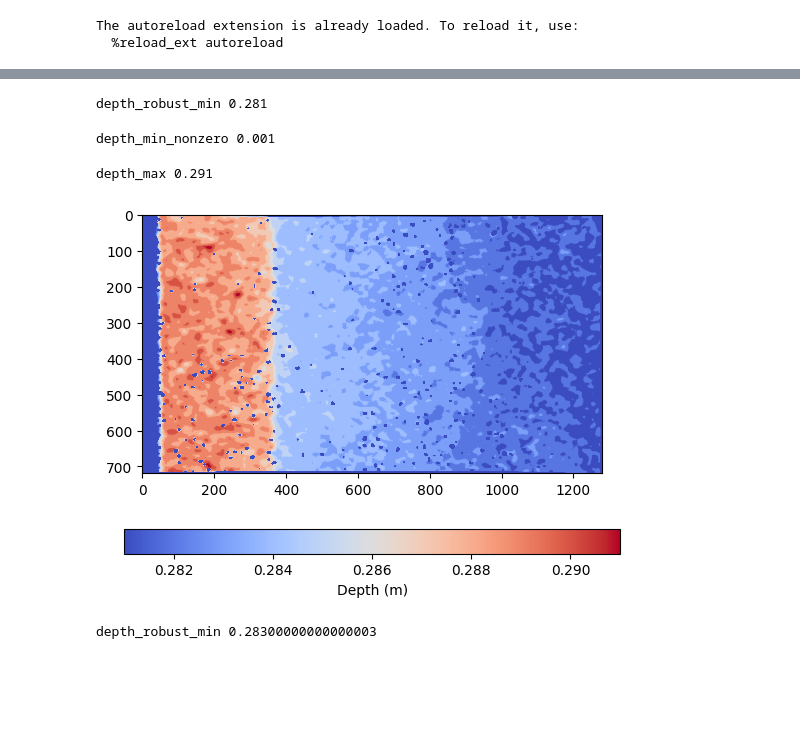
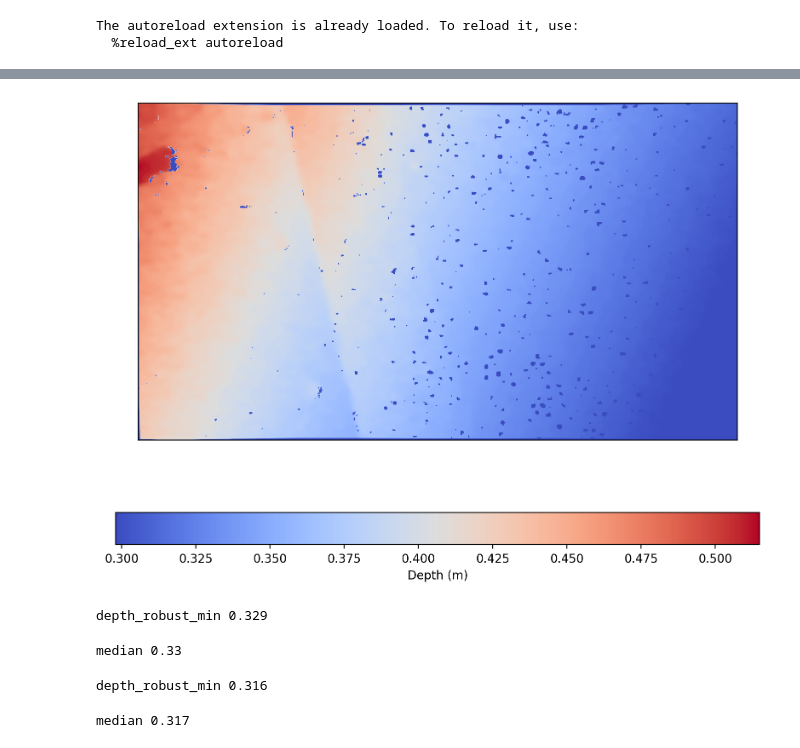
Before and after one commit to ReconCycle/vision_pipeline, a Jupyter notebook: realsense_calib/red_dot_position.ipynb, the cells around one changed output, grey strips where cells are left out. Saved outputs shown, nothing was run; the diff lists cells and outputs as text; code cells hidden in the pictures; blank space fills up the shorter version.

```diff
--- a/realsense_calib/red_dot_position.ipynb
+++ b/realsense_calib/red_dot_position.ipynb
@@ -44,8 +44,8 @@ from vision_pipeline.helpers import Struct, make_valid_poly, img_to_camera_coord
 The autoreload extension is already loaded. To reload it, use:
   %reload_ext autoreload
 # %%
-base_path = Path("~/vision_pipeline/saves/2024-07-30_12:30:18_realsense_red_dot").expanduser()
-img_path = Path("0001.jpg")
+base_path = Path("~/vision_pipeline/saves/2024-08-13_14:08:05_realsense_red_dot").expanduser()
+img_path = Path("00033333333.jpg")
 
 depth_rescaling_factor = 1/1000
 
@@ -64,23 +64,20 @@ with open(camera_calib_path) as f:
     print(camera_dist)
 
 
-
-
-
-# d_img - np.min(d_img))/216).astype(int)
-# depth_img = d_img
-# c = (200*(d_img - np.min(d_img))/216).astype(int)+55
-
-
-
 print("depth_img", np.min(depth_img), np.max(depth_img))
 plt.hist(depth_img.flatten(), bins=1000)
 plt.show()
 
+#! Apply undistortion
 h, w = colour_img.shape[:2]
 newcameramtx, roi = cv2.getOptimalNewCameraMatrix(camera_mtx, camera_dist, (w, h), 1, (w, h))
 colour_img = cv2.undistort(colour_img, camera_mtx, camera_dist, None, newcameramtx)
 depth_img = cv2.undistort(depth_img, camera_mtx, camera_dist, None, newcameramtx)
+
+camera_info.K = newcameramtx.flatten() #! IMPORTANT. Use new K for the camera_info that is used for the deproject
+
+
+#! END
 
 # min_val = np.min(depth_img)
 # max_val = np.max(depth_img)
@@ -235,31 +229,62 @@ dot_contour [[[651 287]]
 # %%
-depth_masked = cv2.bitwise_and(depth_img, depth_img, mask=mask)
-depth_masked_np = np.ma.masked_equal(depth_masked, 0.0, copy=False)
-compressed_depth = depth_masked_np.compressed()
-depth_robust_min = robust_minimum(compressed_depth)
-# print("depth_robust_min", depth_robust_min)
-# print("min", depth_masked_np.min())
+def robust_depth_min_from_mask(depth_img, mask):
+    depth_masked = cv2.bitwise_and(depth_img, depth_img, mask=mask)
+    depth_masked_np = np.ma.masked_equal(depth_masked, 0.0, copy=False)
+    compressed_depth = depth_masked_np.compressed()
+    depth_robust_min, median = None, None
+    if len(compressed_depth) > 0:
+
+        depth_robust_min = robust_minimum(compressed_depth)
+        median = np.median(compressed_depth)
+    else:
+        print(f"no depth info! {np.min(depth_masked)} {np.max(depth_masked)}")
+        # display(PILImage.fromarray(depth_masked))
+        plt_im = plt.imshow(depth_masked, cmap='coolwarm')
+        # plt.colorbar(plt_im, label="Depth (m)", orientation='horizontal')
+        plt.show()
+
+
+    # print("depth_robust_min", depth_robust_min)
+    # print("min", depth_masked_np.min())
+    return depth_robust_min, median, depth_masked
+
 
 def plot_depth(depth_img):
     depth_min_nonzero = np.min(depth_img[np.nonzero(depth_img)])
 
     # set robust_minimum with trim of .5% for a bit more leeway
     depth_robust_min = robust_minimum(depth_img[np.nonzero(depth_img)], 0.05)
 
     depth_max = np.max(depth_img)
-    print("depth_robust_min", depth_robust_min)
-    print("depth_min_nonzero", depth_min_nonzero)
-    print("depth_max", depth_max)
+    # print("depth_robust_min", depth_robust_min)
+    # print("depth_min_nonzero", depth_min_nonzero)
+    # print("depth_max", depth_max)
 
+    fig = plt.figure(figsize=(8, 6), dpi=200)
     plt_im = plt.imshow(depth_img, vmin=depth_robust_min, vmax=depth_max, cmap='coolwarm')
     plt.colorbar(plt_im, label="Depth (m)", orientation='horizontal')
+    save_path = base_path / Path(img_path.stem + '_depth_vis_matplotlib.png')
+
+    plt.xticks([], [])
+    plt.yticks([], [])
+    fig.tight_layout()
+    plt.savefig(save_path)
     plt.show()
 
 plot_depth(depth_img)
-plot_depth(depth_masked)
+
+robust_mins = []
+medians = []
+for depth_mask in depth_masks:
+    depth_robust_min, median, depth_masked = robust_depth_min_from_mask(depth_img, depth_mask)
+    robust_mins.append(depth_robust_min)
+    medians.append(median)
+    print("depth_robust_min", depth_robust_min)
+    print("median", median)
+    # plot_depth(depth_masked)
 # %% [output]
+[figure, new version]
-depth_robust_min 0.281
+depth_robust_min 0.329
-depth_min_nonzero 0.001
+median 0.33
-depth_max 0.291
+depth_robust_min 0.316
-[figure, old version]
-depth_robust_min 0.28300000000000003
+median 0.317
```
Also changed, not shown: parts of 7 cells of this notebook, 6 other files.
